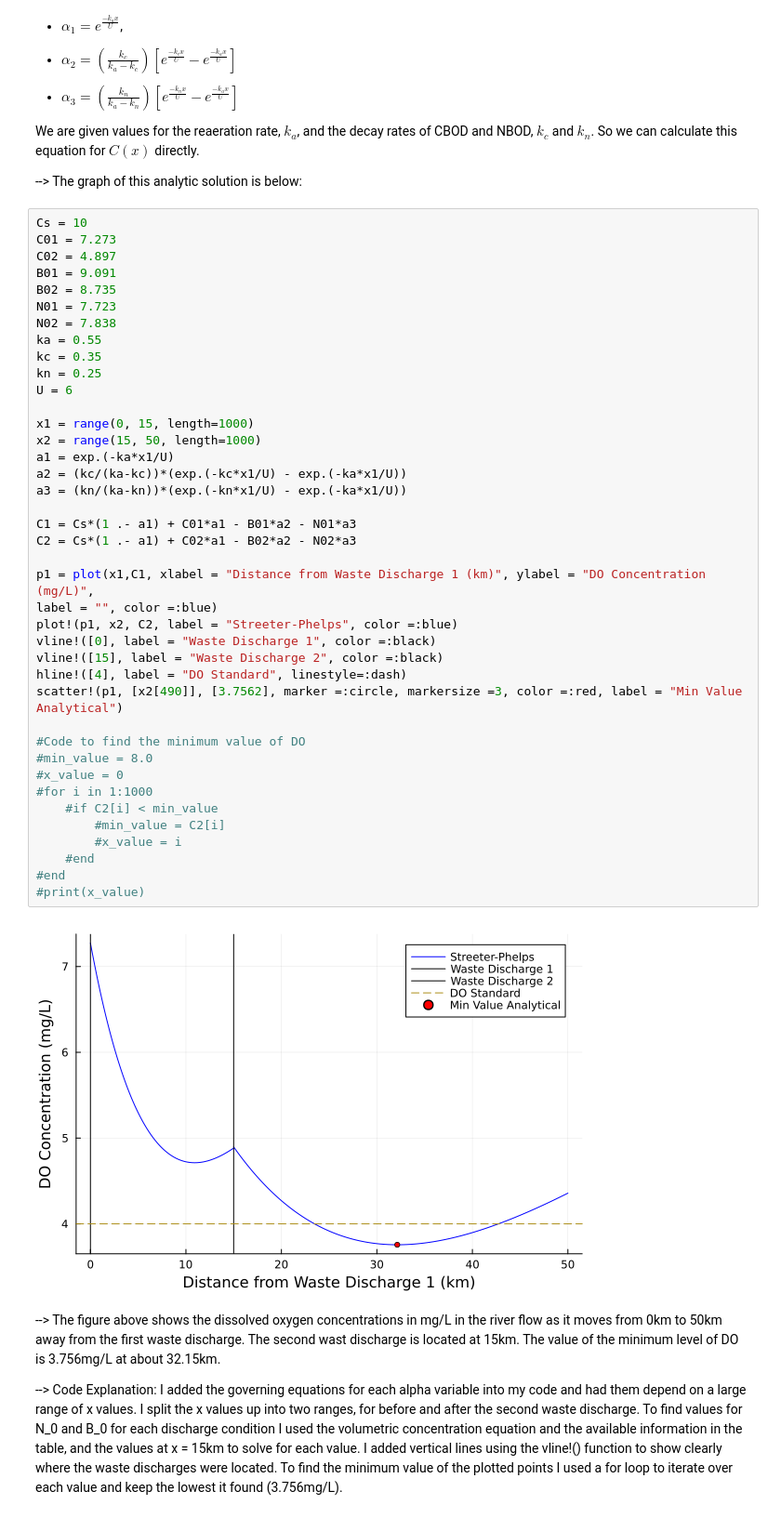
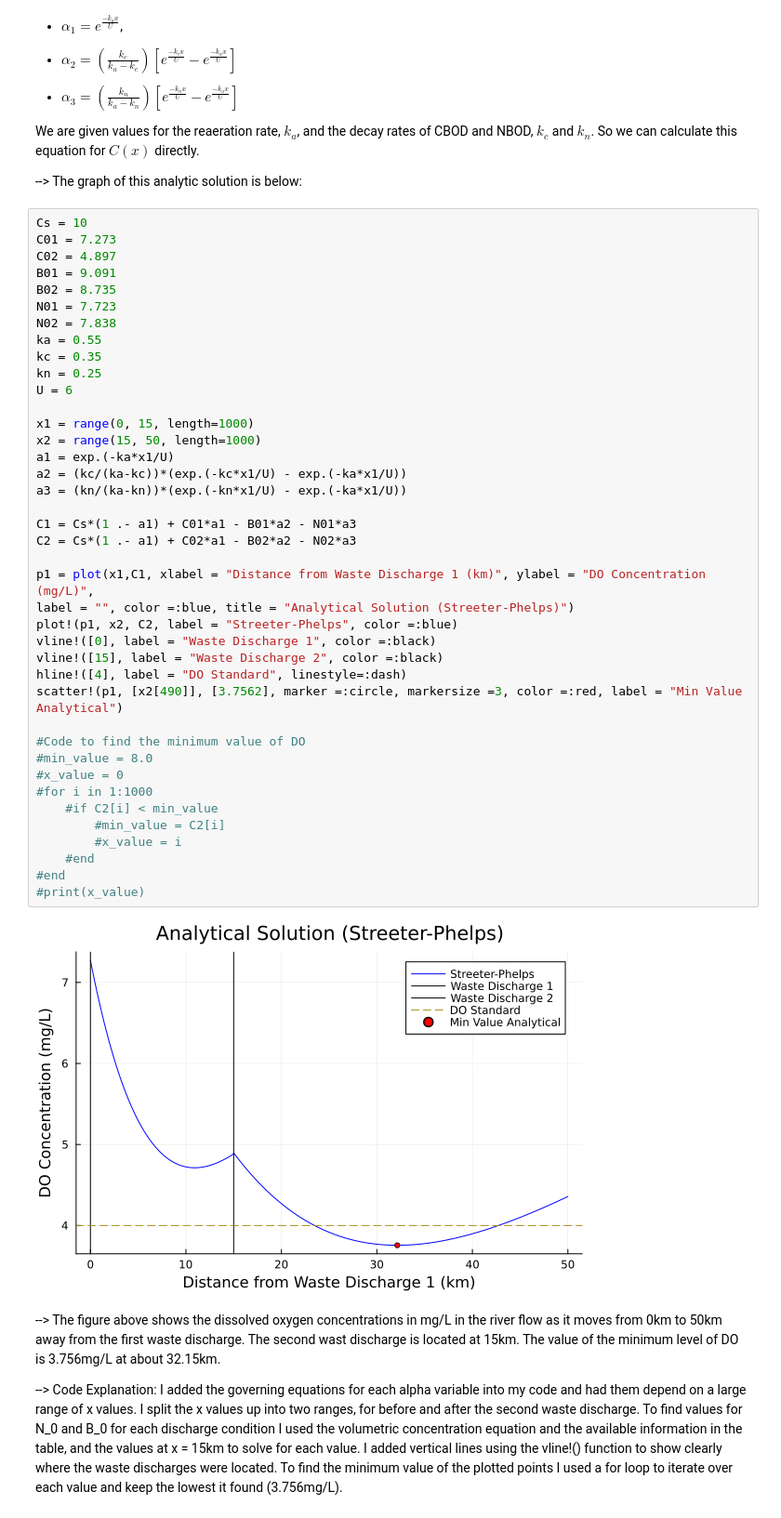
Before and after one commit to BEE4750-FA25/hw3-wrn25-hw3, a Jupyter notebook: hw03.ipynb, the cells around one changed output. Shown at 93% size. Saved outputs shown, nothing was run; the diff lists cells and outputs as text.

```diff
--- a/hw03.ipynb
+++ b/hw03.ipynb
@@ -101,35 +101,35 @@ kc = 0.35
 kn = 0.25
 U = 6
 
 x1 = range(0, 15, length=1000)
 x2 = range(15, 50, length=1000)
 a1 = exp.(-ka*x1/U)
 a2 = (kc/(ka-kc))*(exp.(-kc*x1/U) - exp.(-ka*x1/U))
 a3 = (kn/(ka-kn))*(exp.(-kn*x1/U) - exp.(-ka*x1/U))
 
 C1 = Cs*(1 .- a1) + C01*a1 - B01*a2 - N01*a3
 C2 = Cs*(1 .- a1) + C02*a1 - B02*a2 - N02*a3
 
 p1 = plot(x1,C1, xlabel = "Distance from Waste Discharge 1 (km)", ylabel = "DO Concentration (mg/L)",
-label = "", color =:blue)
+label = "", color =:blue, title = "Analytical Solution (Streeter-Phelps)")
 plot!(p1, x2, C2, label = "Streeter-Phelps", color =:blue)
 vline!([0], label = "Waste Discharge 1", color =:black)
 vline!([15], label = "Waste Discharge 2", color =:black)
 hline!([4], label = "DO Standard", linestyle=:dash)
 scatter!(p1, [x2[490]], [3.7562], marker =:circle, markersize =3, color =:red, label = "Min Value Analytical")
 
 #Code to find the minimum value of DO
 #min_value = 8.0
 #x_value = 0
 #for i in 1:1000
     #if C2[i] < min_value
         #min_value = C2[i]
         #x_value = i
     #end
 #end
 #print(x_value)
 # %% [output]
-[figure, old version]
+[figure, new version]
 # %% [markdown]
 --> The figure above shows the dissolved oxygen concentrations in mg/L in the river flow as it moves from 0km to 50km away from the first waste discharge. The second wast discharge is located at 15km. The value of the minimum level of DO is 3.756mg/L at about 32.15km.
 
```
Also changed, not shown: parts of 10 cells of this notebook.
